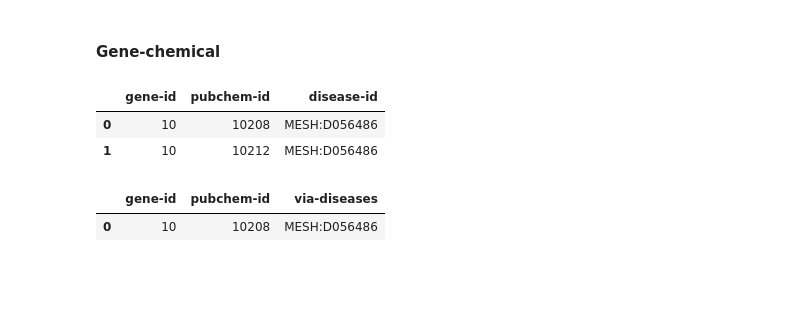
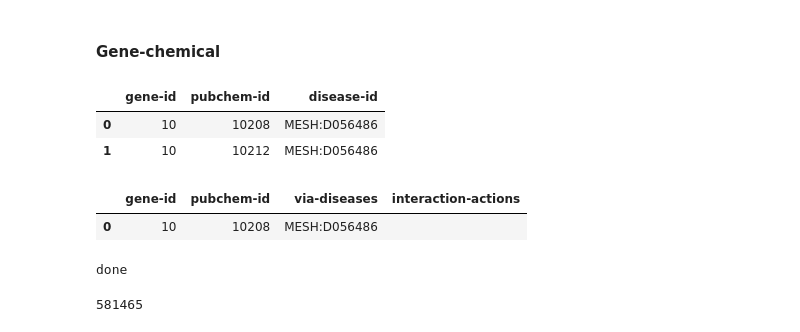
Before and after one commit to cosylabiiit/Dietrx, a Jupyter notebook: notebooks/Load Data v4.ipynb, the cells around one changed output. Cells and saved outputs as stored; diff of their text form; code cells hidden in the pictures; blank space fills up the shorter version.

```diff
--- a/notebooks/Load Data v4.ipynb
+++ b/notebooks/Load Data v4.ipynb
@@ -3,4 +3,4 @@ from pathlib import Path
 import pandas as pd
 from collections import defaultdict
 
-DATA = Path('../data/version-3/')
+DATA = Path('data/version-3/')
@@ -132,5 +180,4 @@ data_list[0]
 # %% [markdown]
 ### Chemicals
 # %%
-fchem = pd.read_csv(DATA/'food-chemical.tsv', sep='\t')
-pubchems = set(fchem['pubchem-id'])
+chem = pd.read_csv(DATA/'chemical-lexicon.tsv', sep='\t', encoding='utf-8')
@@ -394,11 +623,27 @@ gc_inferred.head(2)
 # %%
 # Merge
 chem_gene_db = gc_inferred.merge(chem_gene_curated, on=['gene-id', 'pubchem-id'], how='outer').fillna('')
 chem_gene_db.rename(columns={'disease-id': 'via-diseases'}, inplace=True)
-del chem_gene_db['interaction-actions'], chem_gene_db['source']
+del chem_gene_db['source']
 del gc_inferred, chem_gene_curated
 
 chem_gene_db.head(1)
 # %% [output]
-|  | gene-id | pubchem-id | via-diseases |
-| 0 | 10 | 10208 | MESH:D056486 |
+|  | gene-id | pubchem-id | via-diseases | interaction-actions |
+| 0 | 10 | 10208 | MESH:D056486 |  |
+# %%
+df = chem_gene_db.where((pd.notnull(chem_gene_db)), None)
+
+df.rename(columns={
+    'pubchem-id': 'pubchem_id',
+    'gene-id': 'gene_id',
+    'via-diseases': 'via_diseases',
+    'interaction-actions': 'interaction_actions'
+},inplace=True)
+print('done')
+# %% [output]
+done
+# %%
+len(df)
+# %% [output]
+581465
```
Also changed, not shown: parts of 30 cells of this notebook, 14 other files.
